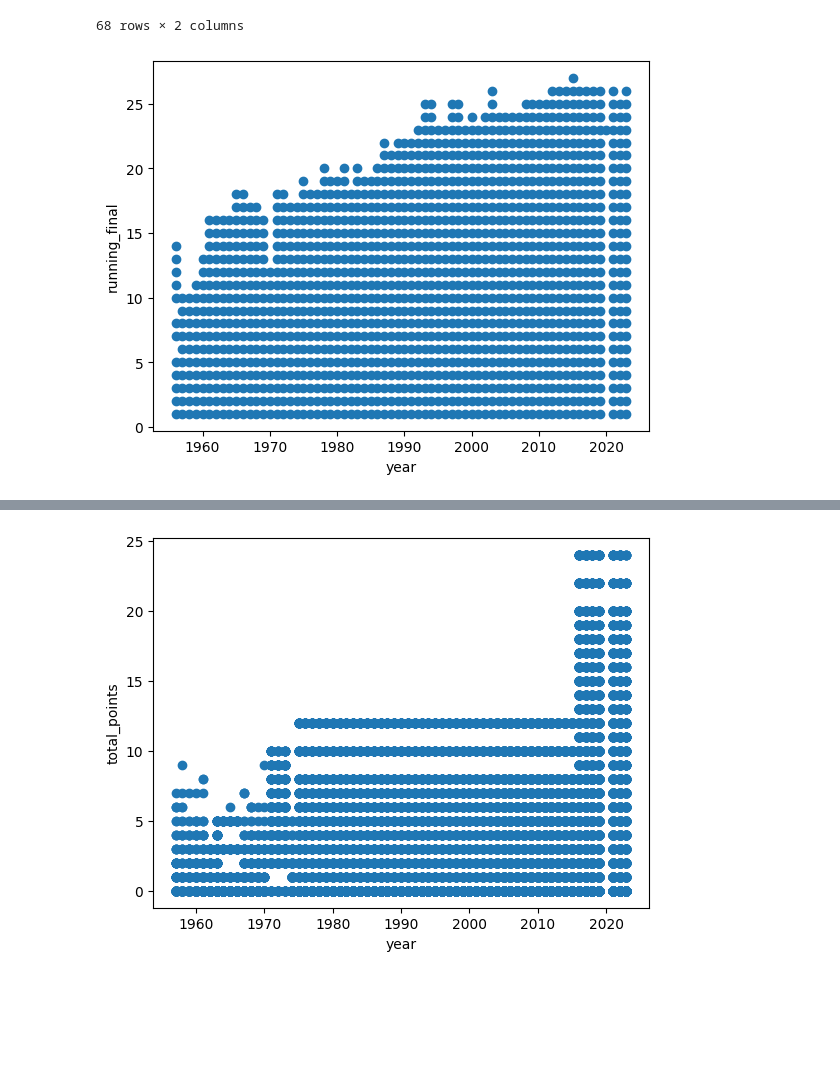
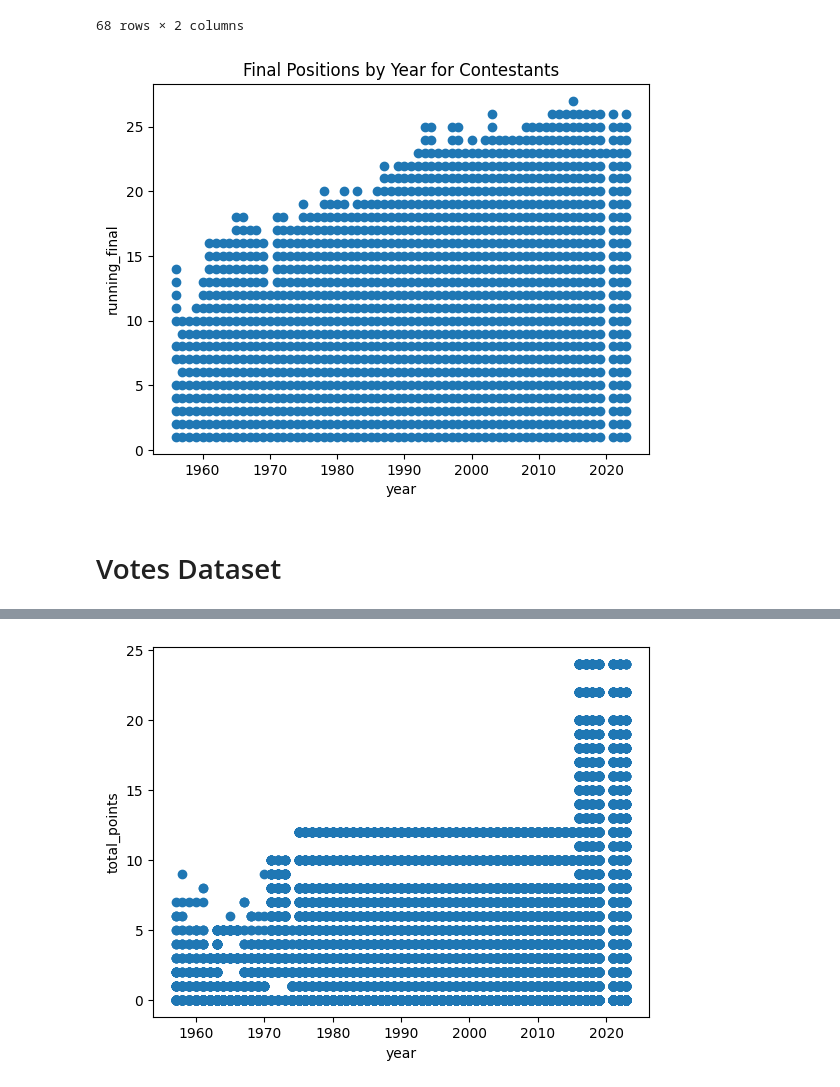
Before and after one commit to mikfre1/Eurotrash, a Jupyter notebook: data_review.ipynb, the cells around one changed output, grey strips where cells are left out. Cells and saved outputs as stored; diff of their text form; code cells hidden in the pictures; blank space fills up the shorter version.

```diff
--- a/data_review.ipynb
+++ b/data_review.ipynb
@@ -96,18 +129,20 @@ yearly_category_count
 | 67 | 2023 | 37 |
 68 rows × 2 columns
 # %%
-
-
 x_val = 'year'
 y_val = 'running_final'
 
 plt.figure()
 plt.scatter(contestant_df[x_val], contestant_df[y_val],)
 plt.xlabel(x_val)
 plt.ylabel(y_val)
+plt.title("Final Positions by Year for Contestants")
+
 plt.show()
 # %% [output]
-[figure, old version]
+[figure, new version]
+# %% [markdown]
+# Votes Dataset
 # %%
 vote_df = pd.read_csv('dataset/votes.csv')
 print(vote_df.shape)
```
Also changed, not shown: parts of 8 cells of this notebook, 3 other files.
